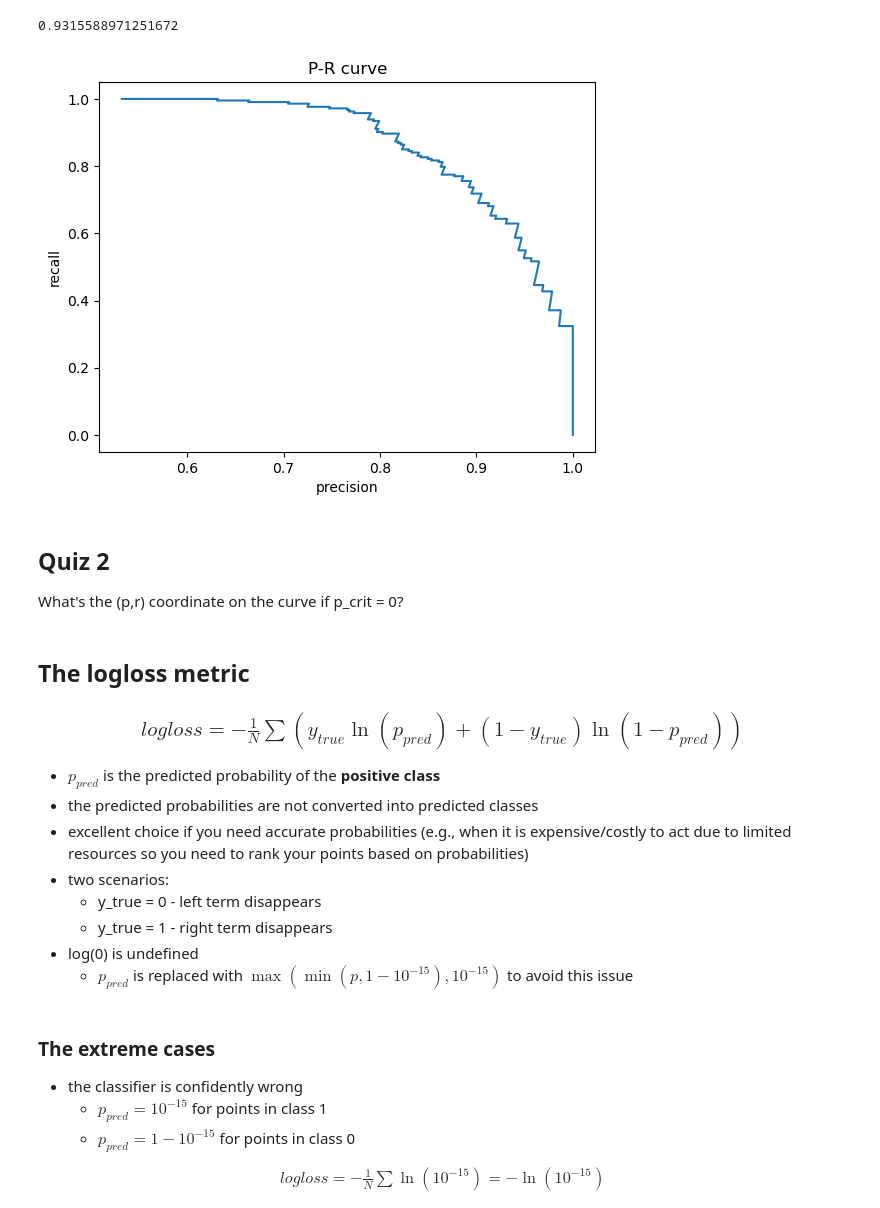
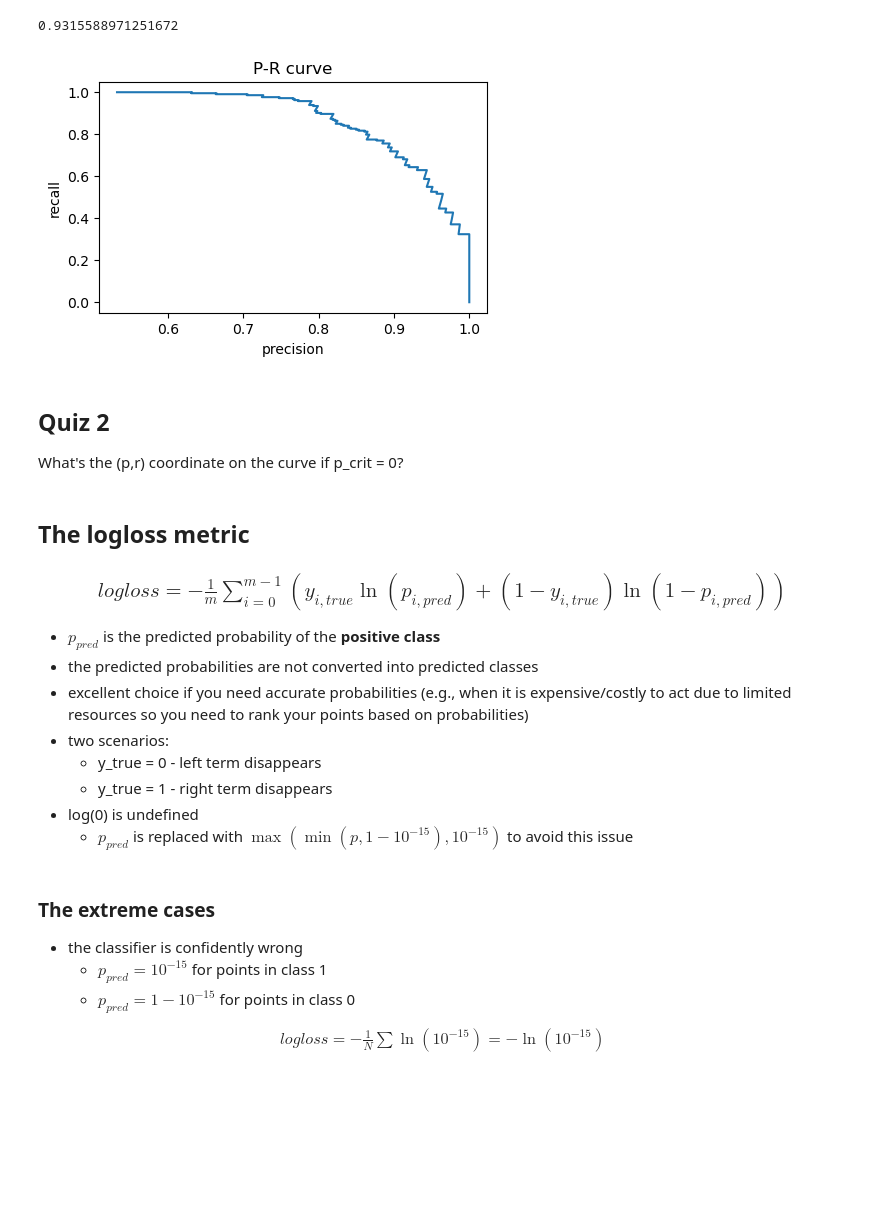
Before and after one commit to BrownDSI/DATA1030-Fall2023, a Jupyter notebook: week5 - evaluation metrics/pred_probs_and_regression.ipynb, the cells around one changed output. Drawn from its saved outputs; the diff is of its cells as text; code cells hidden in the pictures; blank space fills up the shorter version.

```diff
--- a/week5 - evaluation metrics/pred_probs_and_regression.ipynb
+++ b/week5 - evaluation metrics/pred_probs_and_regression.ipynb
@@ -108,20 +116,21 @@ print(average_precision_score(y_true,pred_prob_class1))
 # %% [output]
 0.9315588971251672
 # %%
+plt.figure(figsize=(5,3))
 plt.plot(p,r)
 plt.xlabel('precision')
 plt.ylabel('recall')
 plt.title('P-R curve')
 plt.show()
 # %% [output]
-[figure, old version]
+[figure, new version]
 # %% [markdown]
 ## Quiz 2
 What's the (p,r) coordinate on the curve if p_crit = 0?
 # %% [markdown]
 ## The logloss metric
 
-### <center>$logloss = - \frac{1}{N}\sum (y_{true}\ln(p_{pred}) + (1-y_{true})\ln(1-p_{pred}))$</center>
+### <center>$logloss = - \frac{1}{m}\sum_{i=0}^{m-1} (y_{i, true}\ln(p_{i, pred}) + (1-y_{i, true})\ln(1-p_{i, pred}))$</center>
 - $p_{pred}$ is the predicted probability of the **positive class**
 - the predicted probabilities are not converted into predicted classes
 - excellent choice if you need accurate probabilities (e.g., when it is expensive/costly to act due to limited resources so you need to rank your points based on probabilities)
```
Also changed, not shown: parts of 2 cells of this notebook.
